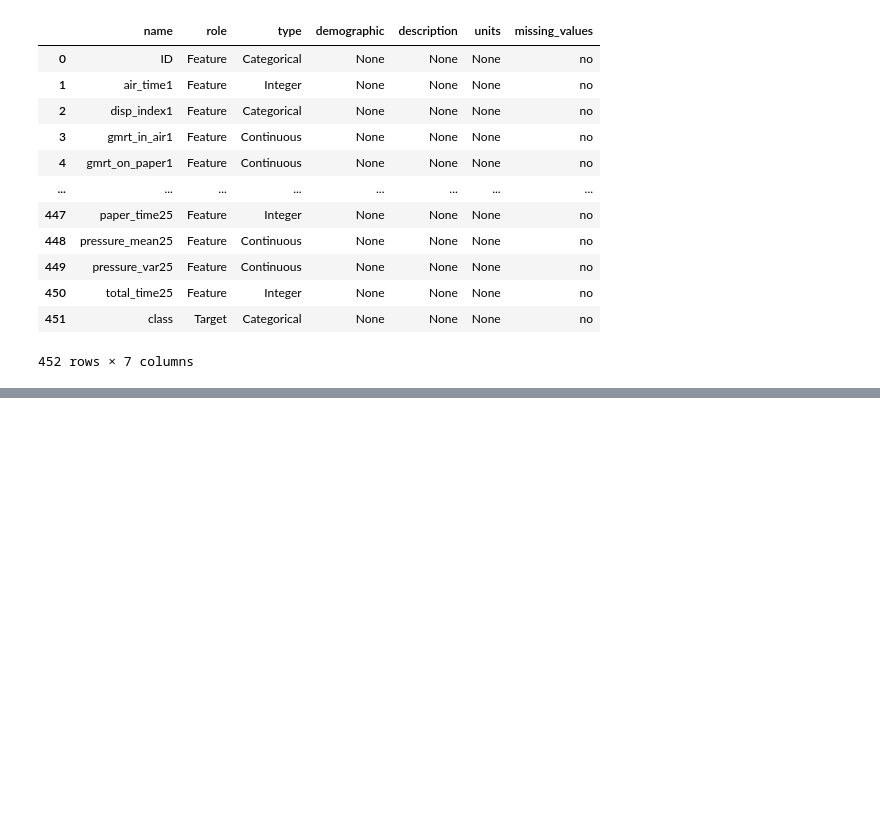
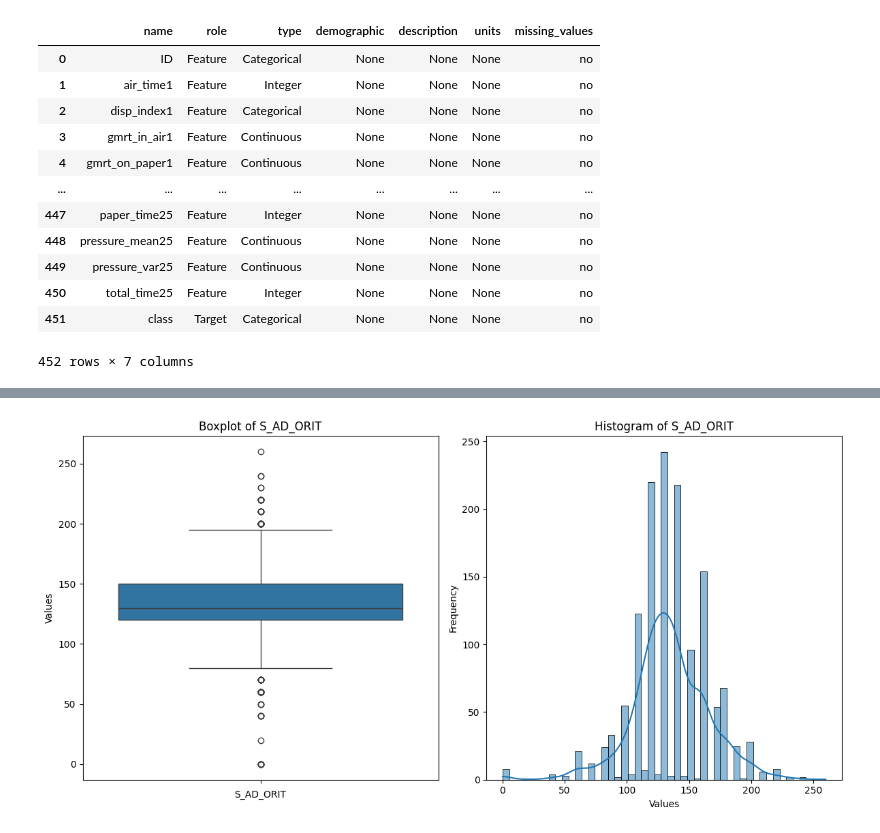
Before and after one commit to shikgom2/24_1_ml_teamproject, a Jupyter notebook: eda.ipynb, the cells around one changed output, grey strips where cells are left out. Cells and saved outputs as stored; diff of their text form; code cells hidden in the pictures; blank space fills up the shorter version.

```diff
--- a/eda.ipynb
+++ b/eda.ipynb
@@ -156,0 +162,20 @@ darwin.variables
+# %%
+fig, axs = plt.subplots(nrows=1, ncols=2, figsize=(12, 6))
+
+# Boxplot on the first subplot
+sns.boxplot(data=X['S_AD_ORIT'], ax=axs[0])
+axs[0].set_title('Boxplot of S_AD_ORIT')
+axs[0].set_ylabel('Values')
+axs[0].set_xlabel('S_AD_ORIT')
+
+# Histogram on the second subplot
+sns.histplot(data=X['S_AD_ORIT'], kde=True, ax=axs[1])  # KDE=True to show a density estimate
+axs[1].set_title('Histogram of S_AD_ORIT')
+axs[1].set_ylabel('Frequency')
+axs[1].set_xlabel('Values')
+
+# Display the plots
+plt.tight_layout()
+plt.show()
+# %% [output]
+[figure, added]
```
Also changed, not shown: parts of 19 cells of this notebook.
